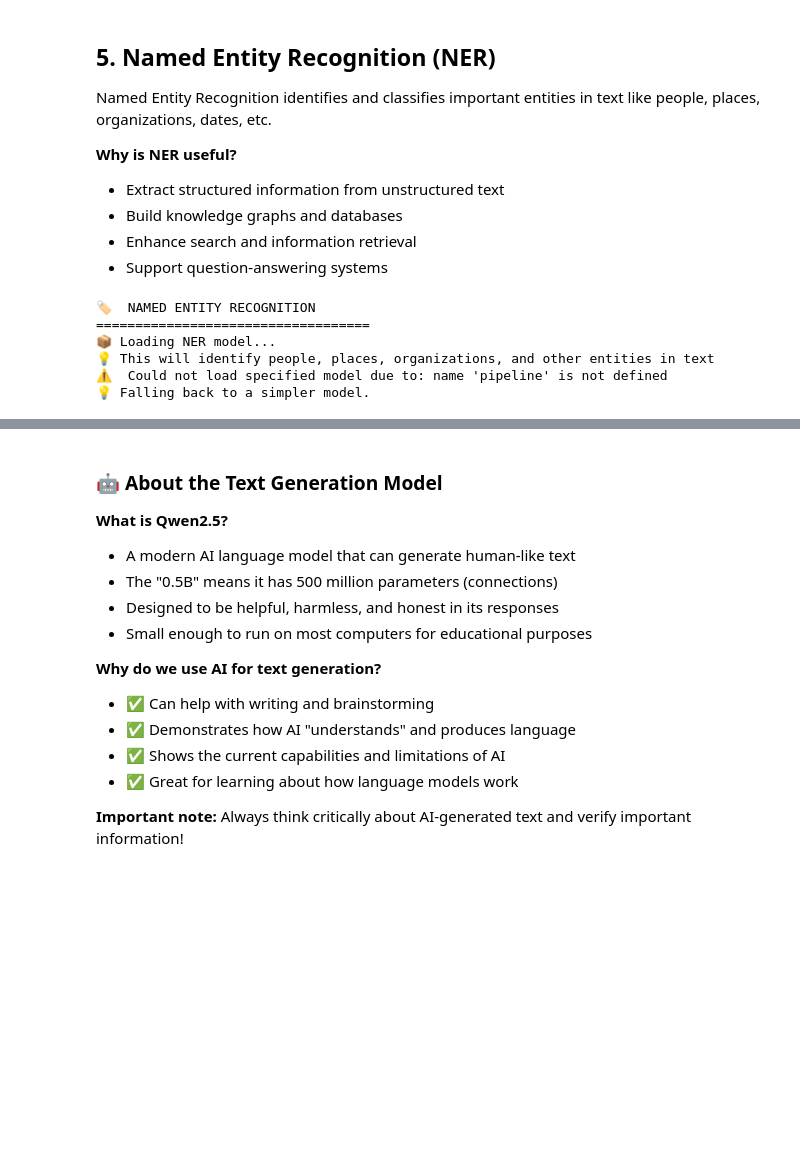
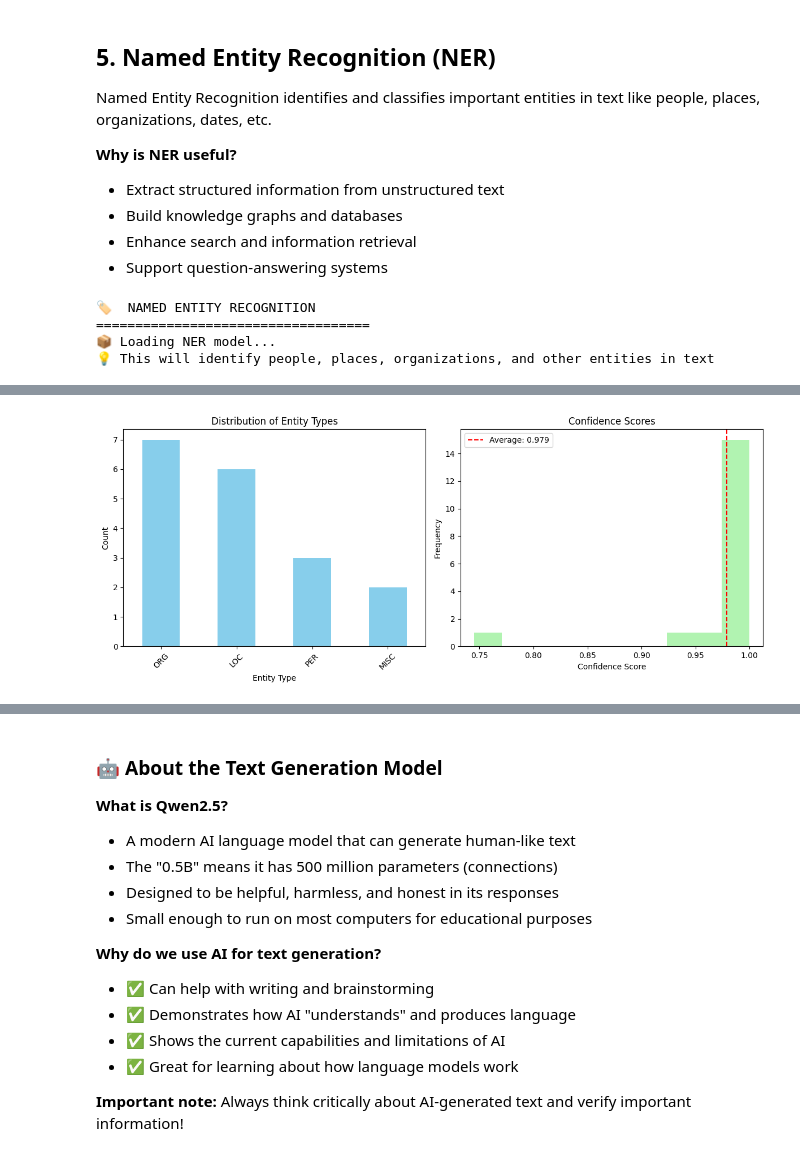
Before and after one commit to asanchezc234/UCL_AI_Summer_School_2025, a Jupyter notebook: neural_networks/nlp_fundamentals.ipynb, the cells around one changed output, grey strips where cells are left out. Saved outputs shown, nothing was run; the diff lists cells and outputs as text; code cells hidden in the pictures; blank space fills up the shorter version.

```diff
--- a/neural_networks/nlp_fundamentals.ipynb
+++ b/neural_networks/nlp_fundamentals.ipynb
@@ -125,11 +125,11 @@ Before we can work with text, we need to understand how AI models "see" and proc
 print("🔍 UNDERSTANDING TOKENIZATION")
 print("=" * 40)
 
-# We'll use a more stable model for this demonstration
-# Using 'bert-base-uncased' which is widely available
-tokenizer_name = "bert-base-uncased"
+# We'll use a current, high-quality embedding model for this demonstration
+# Updated for 2025: Using all-mpnet-base-v2
+tokenizer_name = "sentence-transformers/all-mpnet-base-v2"
 print(f"📦 Loading tokenizer: {tokenizer_name}")
-print("💡 Using a stable BERT model for robustness")
+print("💡 This model offers better performance than older alternatives")
 
 tokenizer = AutoTokenizer.from_pretrained(tokenizer_name)
 
@@ -153,7 +153,7 @@ for i, text in enumerate(texts, 1):
     print(f"Example {i}: '{text}'")
     print(f"  Tokens: {tokens}")
     print(f"  Token IDs: {token_ids}")
-    f"  Number of tokens: {len(token_ids)}" # Corrected this line to use token_ids for length
+    print(f"  Number of tokens: {len(tokens)}")
 
     # Decode back to text to show it's reversible
     decoded = tokenizer.decode(token_ids)
@@ -164,7 +164,7 @@ print("💡 Key insights:")
 print("• Tokens can be words, subwords, or characters")
 print("• Each token gets a unique number (ID)")
 print("• Process is reversible - we can decode back to text")
-print("• BERT tokenizer handles diverse text types effectively")
+print("• MPNet tokenizer handles diverse text types effectively")
 print("• Modern models use subword tokenization for better coverage")
 # %% [output]
 🔍 UNDERSTANDING TOKENIZATION
@@ -529,22 +565,13 @@ print("📦 Loading NER model...")
 print("💡 This will identify people, places, organizations, and other entities in text")
 
 # Simple NER setup with a reliable model
-try:
-    # Specify the torch_dtype to avoid the torch.load vulnerability issue
-    ner_analyzer = pipeline(
-        "ner",
-        model="dbmdz/bert-large-cased-finetuned-conll03-english",
-        aggregation_strategy="simple",
-        device=-1,  # Use CPU for stability
-        torch_dtype=torch.float32 # Added torch_dtype
-    )
-    print("✅ NER model loaded successfully!")
-except Exception as e:
-    print(f"⚠️  Could not load specified model due to: {e}")
-    print("💡 Falling back to a simpler model.")
-    ner_analyzer = pipeline("ner", aggregation_strategy="simple", device=-1)
-    print("✅ Fallback NER model loaded successfully!")
-
+ner_analyzer = pipeline(
+    "ner",
+    model="dbmdz/bert-large-cased-finetuned-conll03-english",
+    aggregation_strategy="simple",
+    device=-1  # Use CPU for stability
+)
+print("✅ NER model loaded successfully!")
 
 # Clear example texts with diverse entities
 ner_texts = [
@@ -564,32 +591,27 @@ all_entities = []
 for i, text in enumerate(ner_texts, 1):
     print(f"Text {i}: '{text}'")
 
-    try:
-        entities = ner_analyzer(text)
+    entities = ner_analyzer(text)
 
-        if entities:
-            print("  Entities found:")
-            for entity in entities:
-                entity_type = entity['entity_group']
-                entity_text = entity['word']
-                confidence = entity['score']
+    if entities:
+        print("  Entities found:")
+        for entity in entities:
+            entity_type = entity['entity_group']
+            entity_text = entity['word']
+            confidence = entity['score']
 
-                all_entities.append({
-                    'text': entity_text,
-                    'type': entity_type,
-                    'confidence': confidence
-                })
+            all_entities.append({
+                'text': entity_text,
+                'type': entity_type,
+                'confidence': confidence
+            })
 
-                # Simple confidence indicator
-                conf_indicator = "🔥" if confidence > 0.9 else "✅" if confidence > 0.7 else "🔶"
-                print(f"    • {entity_text} → {entity_type} {conf_indicator} ({confidence:.3f})")
-        else:
-            print("    No entities found.")
-        print()
-    except Exception as e:
-        print(f"⚠️  Could not analyze text '{text}' due to: {e}")
-        print()
-
+            # Simple confidence indicator
+            conf_indicator = "🔥" if confidence > 0.9 else "✅" if confidence > 0.7 else "🔶"
+            print(f"    • {entity_text} → {entity_type} {conf_indicator} ({confidence:.3f})")
+    else:
+        print("    No entities found.")
+    print()
 
 # Simple analysis and visualization
 if all_entities:
@@ -636,12 +658,9 @@ if all_entities:
 else:
     print("No entities were found in the provided texts.")
 
-
 print("\n✅ Named Entity Recognition completed!")
 # %% [output]
 🏷️  NAMED ENTITY RECOGNITION
 ===================================
 📦 Loading NER model...
 💡 This will identify people, places, organizations, and other entities in text
-⚠️  Could not load specified model due to: name 'pipeline' is not defined
-💡 Falling back to a simpler model.
@@ -648,0 +688 @@ NameError: name 'pipeline' is not defined
+[figure, added]
```
Also changed, not shown: parts of 13 cells of this notebook.
